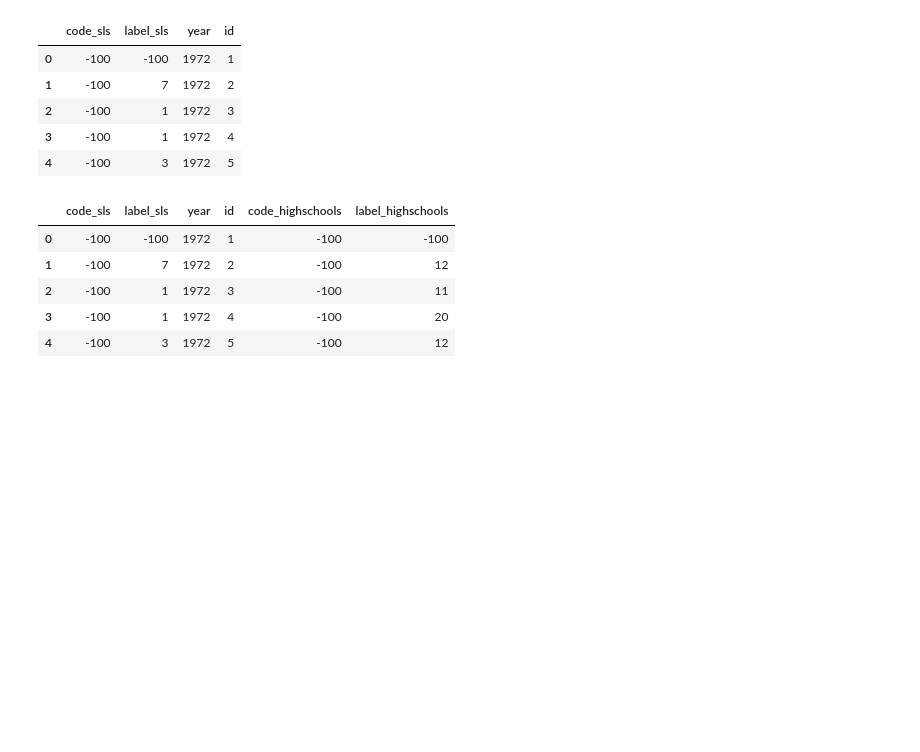
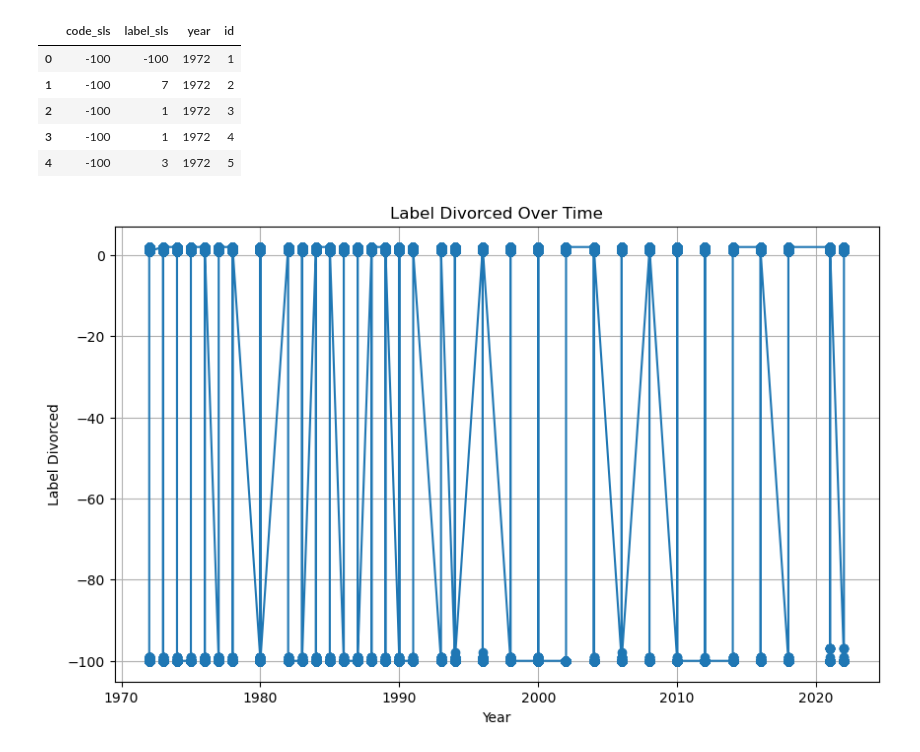
Before and after one commit to ninaysabel/DS4002P2, a Jupyter notebook: data/Project2M1.ipynb, the cells around one changed output. Drawn from its saved outputs; the diff is of its cells as text; code cells hidden in the pictures; blank space fills up the shorter version.

```diff
--- a/data/Project2M1.ipynb
+++ b/data/Project2M1.ipynb
@@ -134,13 +187,13 @@ labor.head()
 | 2 | -100 | 1 | 1972 | 3 |
 | 3 | -100 | 1 | 1972 | 4 |
 | 4 | -100 | 3 | 1972 | 5 |
-# %%
-df = pd.merge(labor, school, on=['id', 'year'])
-df.head()
-# %% [output]
-|  | code_sls | label_sls | year | id | code_highschools | label_highschools |
-| 0 | -100 | -100 | 1972 | 1 | -100 | -100 |
-| 1 | -100 | 7 | 1972 | 2 | -100 | 12 |
-| 2 | -100 | 1 | 1972 | 3 | -100 | 11 |
-| 3 | -100 | 1 | 1972 | 4 | -100 | 20 |
-| 4 | -100 | 3 | 1972 | 5 | -100 | 12 |
+# %%
+plt.figure(figsize=(10, 6))
+plt.plot(df['year'], df['label_divorced'], marker='o')
+plt.xlabel('Year')
+plt.ylabel('Label Divorced')
+plt.title('Label Divorced Over Time')
+plt.grid(True)
+plt.show()
+# %% [output]
+[figure, added]
```
Also changed, not shown: parts of 8 cells of this notebook.
